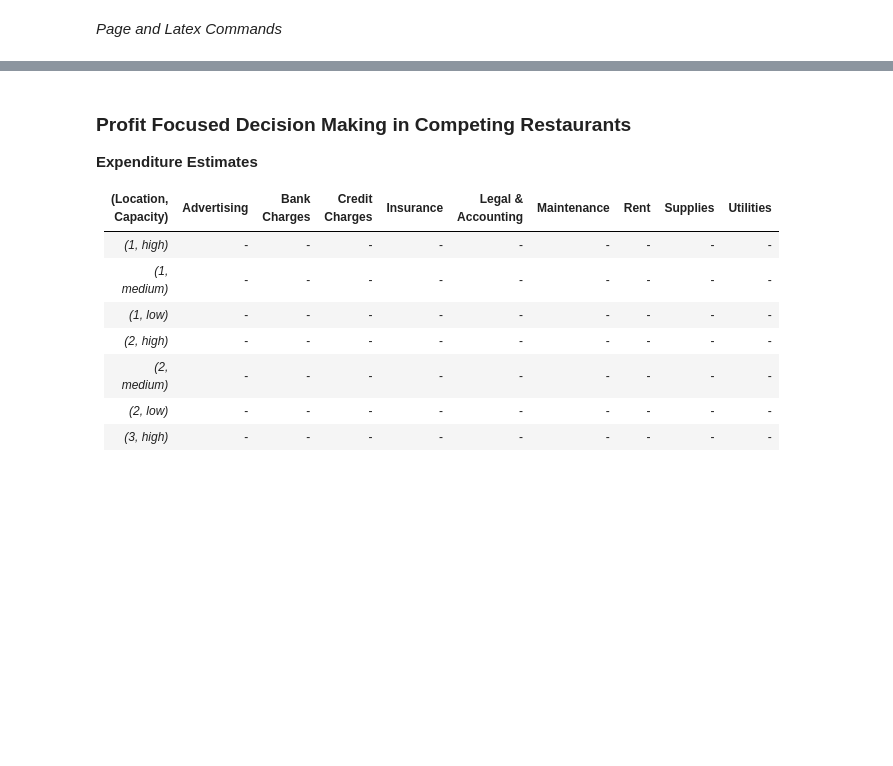
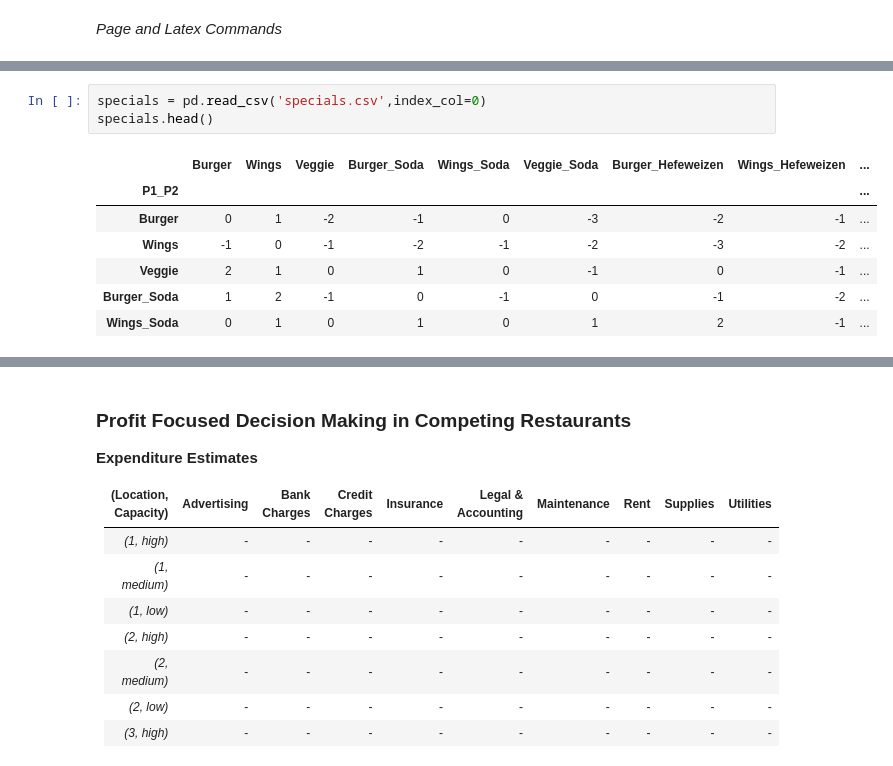
Before and after one commit to JustinBakerMath/GT_proj, a Jupyter notebook: lib/Notebook.ipynb, the cells around one changed output, grey strips where cells are left out. Saved outputs shown, nothing was run; the diff lists cells and outputs as text; blank space fills up the shorter version.

```diff
--- a/lib/Notebook.ipynb
+++ b/lib/Notebook.ipynb
@@ -14,0 +132,11 @@ import pandas as pd; import numpy as np
+# %%
+specials = pd.read_csv('specials.csv',index_col=0)
+specials.head()
+# %% [output]
+|  | Burger | Wings | Veggie | Burger_Soda | Wings_Soda | Veggie_Soda | Burger_Hefeweizen | Wings_Hefeweizen | ... |
+| P1_P2 |  |  |  |  |  |  |  |  | ... |
+| Burger | 0 | 1 | -2 | -1 | 0 | -3 | -2 | -1 | ... |
+| Wings | -1 | 0 | -1 | -2 | -1 | -2 | -3 | -2 | ... |
+| Veggie | 2 | 1 | 0 | 1 | 0 | -1 | 0 | -1 | ... |
+| Burger_Soda | 1 | 2 | -1 | 0 | -1 | 0 | -1 | -2 | ... |
+| Wings_Soda | 0 | 1 | 0 | 1 | 0 | 1 | 2 | -1 | ... |
```
Also changed, not shown: parts of 19 cells of this notebook, 2 other files.
